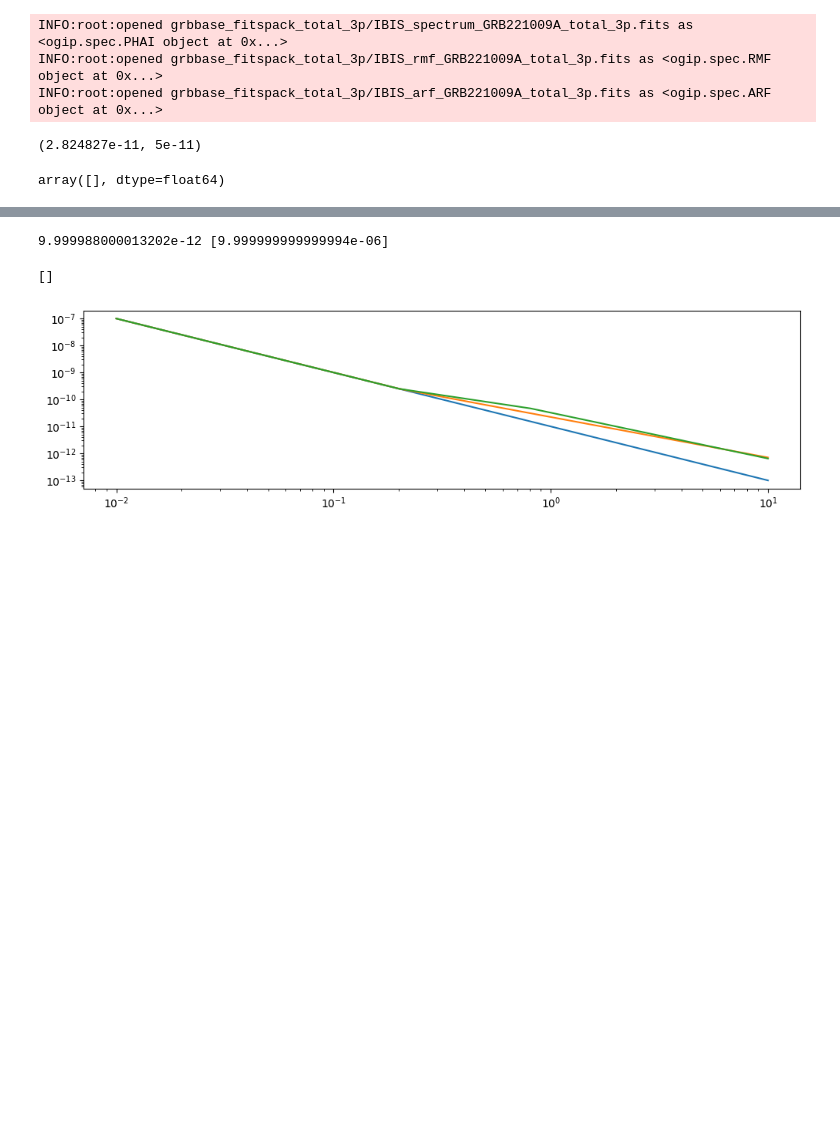
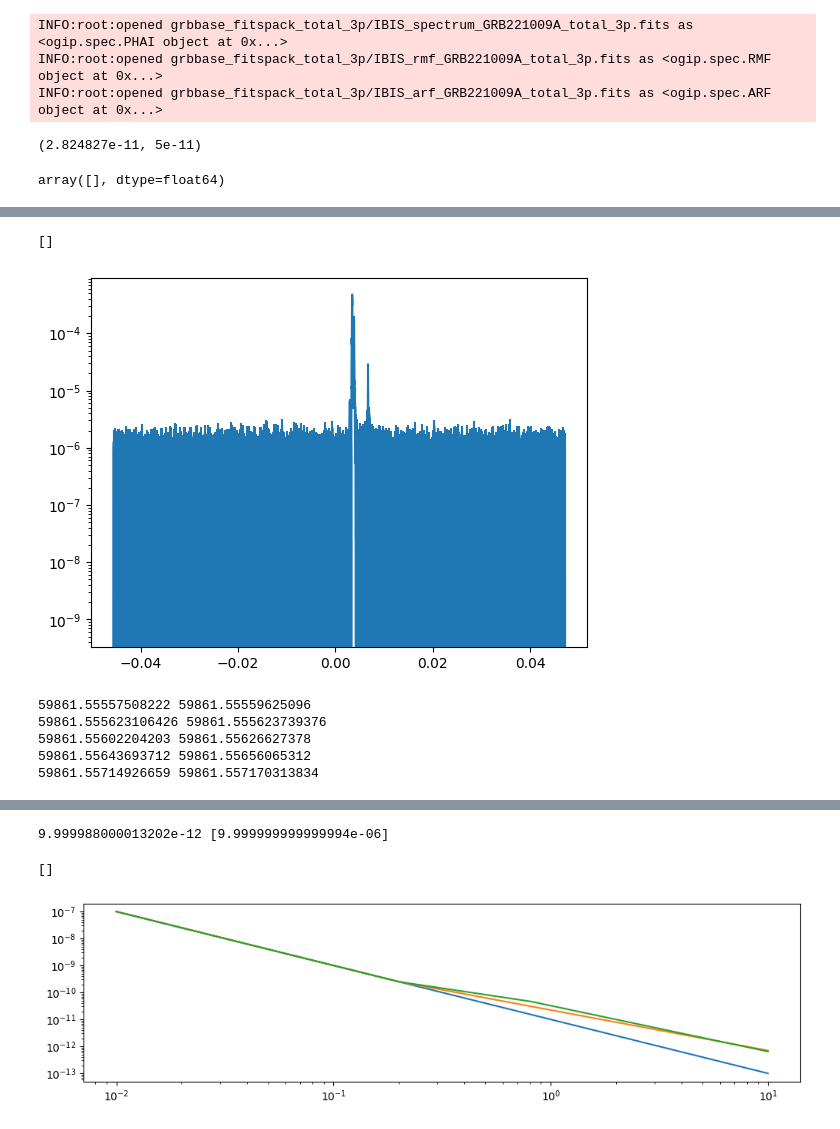
Before and after one commit to volodymyrss/grb221009, a Jupyter notebook: afterglow.ipynb, the cells around one changed output, grey strips where cells are left out. Cells and saved outputs as stored; diff of their text form; code cells hidden in the pictures; blank space fills up the shorter version.

```diff
--- a/afterglow.ipynb
+++ b/afterglow.ipynb
@@ -95,3 +95,9 @@ INFO:odafunction.func.urifunc:parsing URI file:///tmp/urivalue//Executor...(87)
 INFO:odafunction.func.urifunc:parsed uri file:///tmp/urivalue//Executor_80c5a334//home/savchenk/grb221009/acs/oda_version=v0.1.4 as {'modifier': None, 'schema': 'file', 'path': '/tmp/urivalue//Executo ...
 INFO:odafunction.func.urifunc:load from local file: /tmp/urivalue//Executor_80c5a334//home/savchenk/grb221009/acs/oda_version=v0.1.4
 INFO:odafunction.executors:loaded from cache [URIValue][value: {'output_nb': {'cells': [{'cel...(949135)][uri: file:///tmp/urivalue//Executor_80c5a334//home/savchenk/grb221009/acs/oda_version=v0.1.4 v ...
+# %%
+prompt = default_execute_to_value(URIipynbFunction.from_generic_uri("file:///home/savchenk/grb221009/prompt.ipynb"), valueclass=URIValue, cached=True)
+import pandas as pd
+
+with pd.HDFStore(prompt['output_values']['hklc_h5'].lstrip("file://")) as store:
+    hklc = {k: store.get(k) for k in store}
@@ -337,3 +394,34 @@ lc_by_instrument = {}
+# %%
+plt.figure()
+
+m = gedrate.t < T0_ijd - 100./24/3600
+
+resp = 4e8
+gedrate['flux'] = (gedrate.c - np.mean(gedrate.c[m]))/resp
+gedrate['flux_err'] = gedrate['flux']*0 + np.std(gedrate.c[m])/resp
+
+
+plt.errorbar(
+    ijd2plot(gedrate.t),
+    gedrate.flux,
+    gedrate.flux_err
+)
+plt.semilogy()
+# %% [output]
+[]
+[figure, added]
+# %%
+picsit_bti = pd.read_csv("picsit/grb221009a_bti_list.txt", delim_whitespace=True, names=["t1", "t2"])
+
+for i, r in picsit_bti.iterrows():
+    print(r.t1, r.t2)
+    picsit_ag.flux[(picsit_ag.mjd > r.t1) & (picsit_ag.mjd < r.t2)] = np.NaN
+# %% [output]
+59861.55557508222 59861.55559625096
+59861.555623106426 59861.555623739376
+59861.55602204203 59861.55626627378
+59861.55643693712 59861.55656065312
+59861.55714926659 59861.557170313834
 # %%
 from astropy.io import fits
 
```
Also changed, not shown: parts of 10 cells of this notebook, 2 other files.
